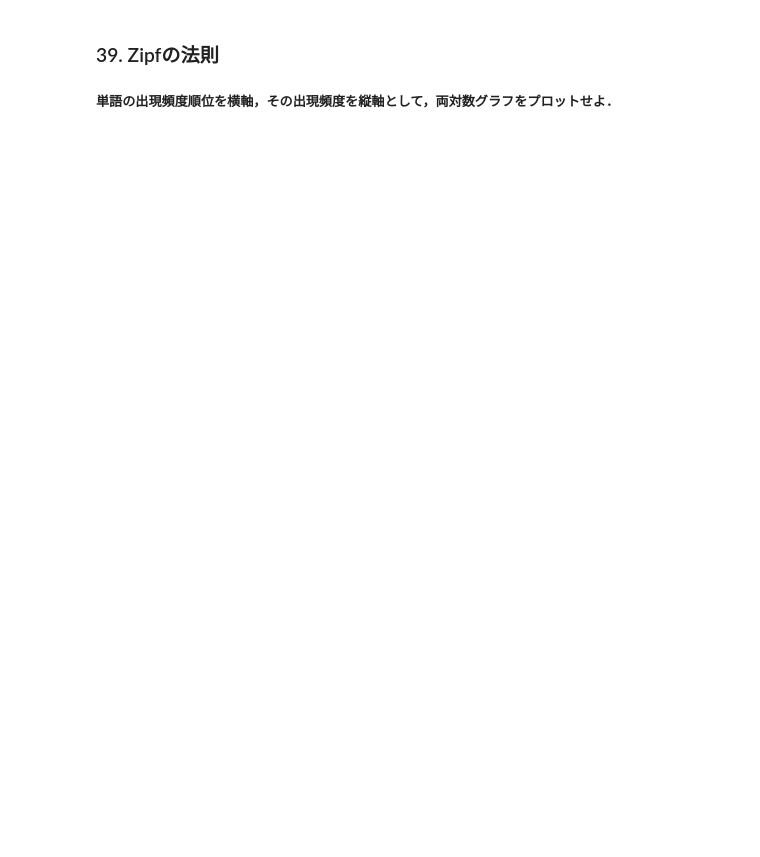
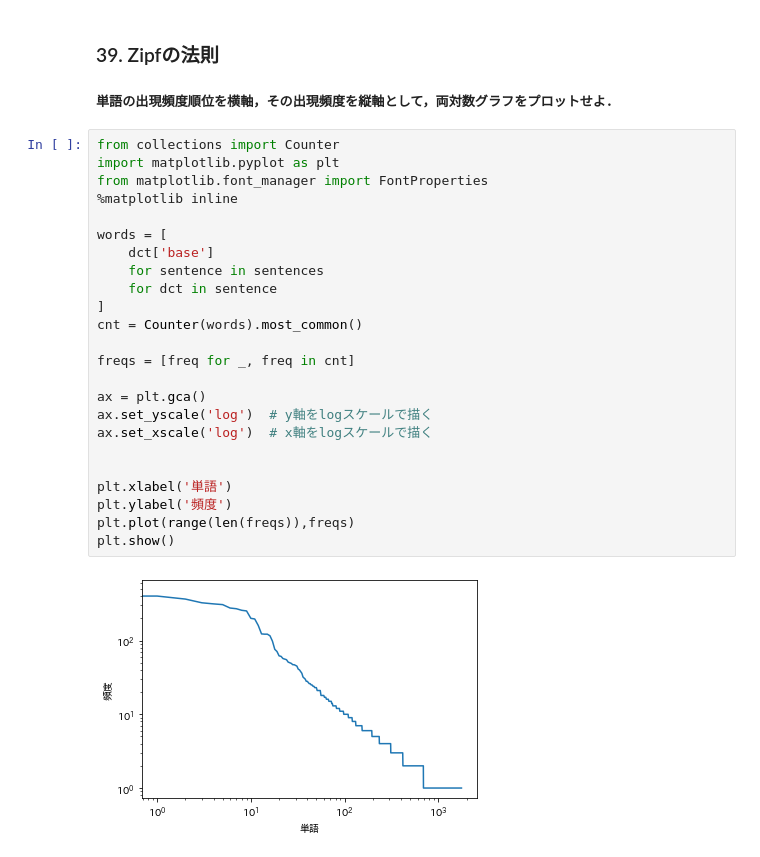
Before and after one commit to aikonakagawa/NLP100_practice, a Jupyter notebook: NLP_4_30_39_MorphologicalAnalysis.ipynb, the cells around one changed output. Drawn from its saved outputs; the diff is of its cells as text; blank space fills up the shorter version.

```diff
--- a/NLP_4_30_39_MorphologicalAnalysis.ipynb
+++ b/NLP_4_30_39_MorphologicalAnalysis.ipynb
@@ -143,3 +304,29 @@ anob=[]
 # %% [markdown]
 ### 39. Zipfの法則
 ##### 単語の出現頻度順位を横軸，その出現頻度を縦軸として，両対数グラフをプロットせよ．
+# %%
+from collections import Counter
+import matplotlib.pyplot as plt
+from matplotlib.font_manager import FontProperties
+%matplotlib inline
+
+words = [
+    dct['base']
+    for sentence in sentences
+    for dct in sentence
+]
+cnt = Counter(words).most_common()
+
+freqs = [freq for _, freq in cnt]
+
+ax = plt.gca()
+ax.set_yscale('log')  # y軸をlogスケールで描く
+ax.set_xscale('log')  # x軸をlogスケールで描く
+
+
+plt.xlabel('単語')
+plt.ylabel('頻度')
+plt.plot(range(len(freqs)),freqs)
+plt.show()
+# %% [output]
+[figure, added]
```
Also changed, not shown: parts of 11 cells of this notebook.
